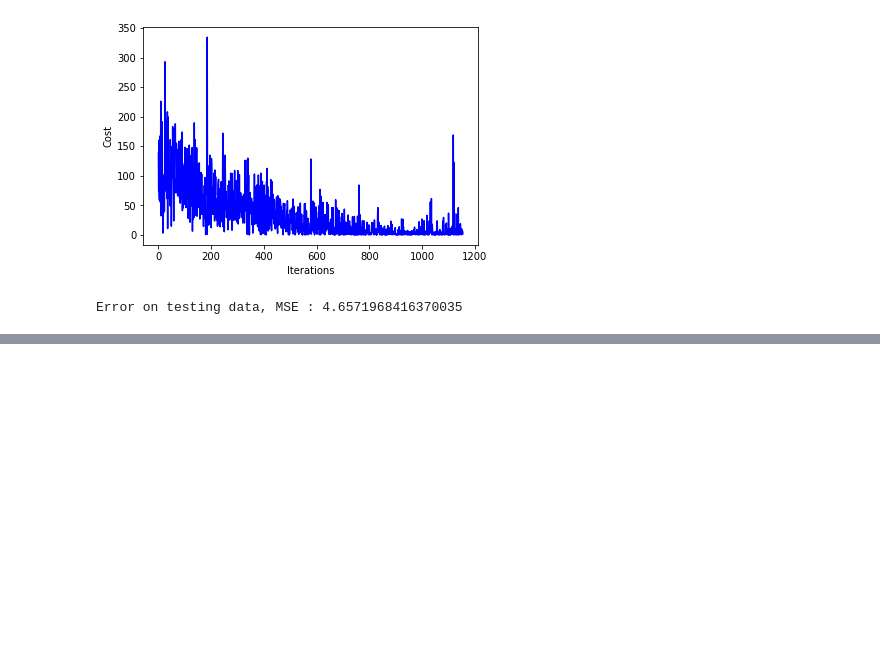
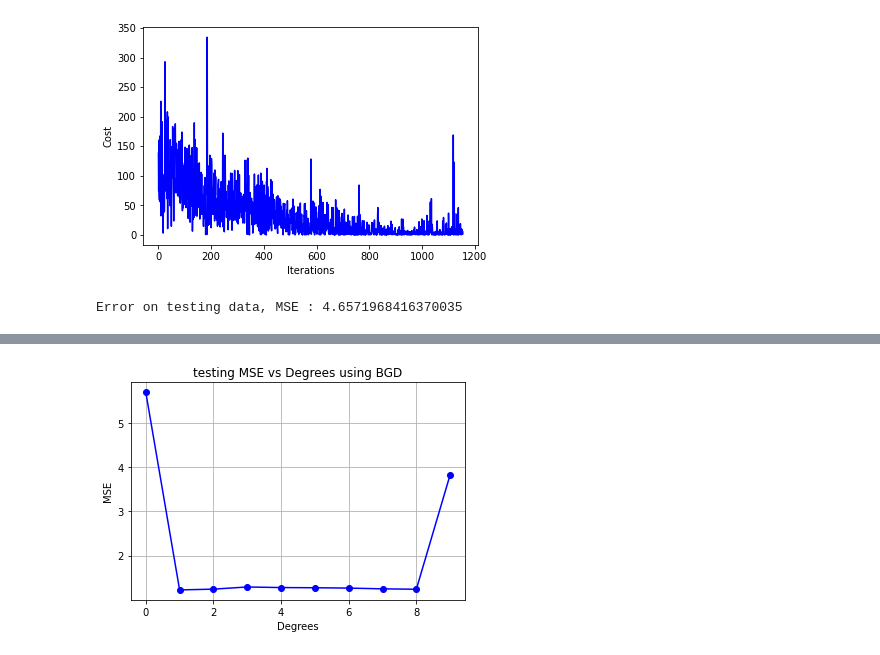
Before and after one commit to CyberKnight1803/FoDS_Assigments, a Jupyter notebook: Assignment-1/model.ipynb, the cells around one changed output, grey strips where cells are left out. Saved outputs shown, nothing was run; the diff lists cells and outputs as text; code cells hidden in the pictures; blank space fills up the shorter version.

```diff
--- a/Assignment-1/model.ipynb
+++ b/Assignment-1/model.ipynb
@@ -559,0 +560,4 @@ MSE_degree_plot(BGD_MSE_train, 'training')
+# %%
+MSE_degree_plot(BGD_MSE_test, 'testing', 'BGD')
+# %% [output]
+[figure, added]
```
Also changed, not shown: parts of 15 cells of this notebook, 4 other files.
